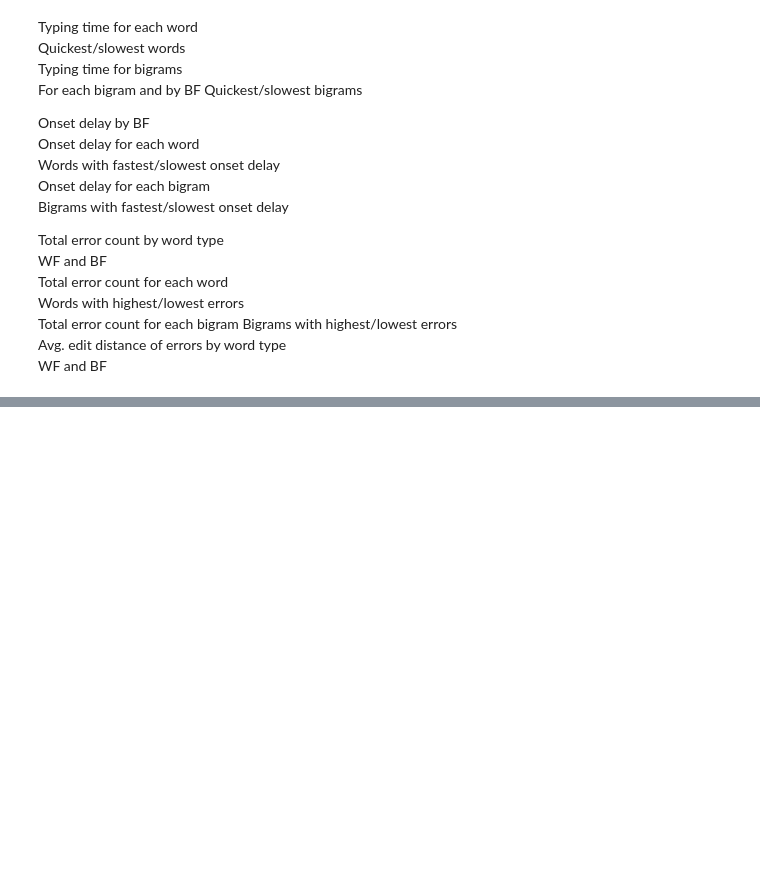
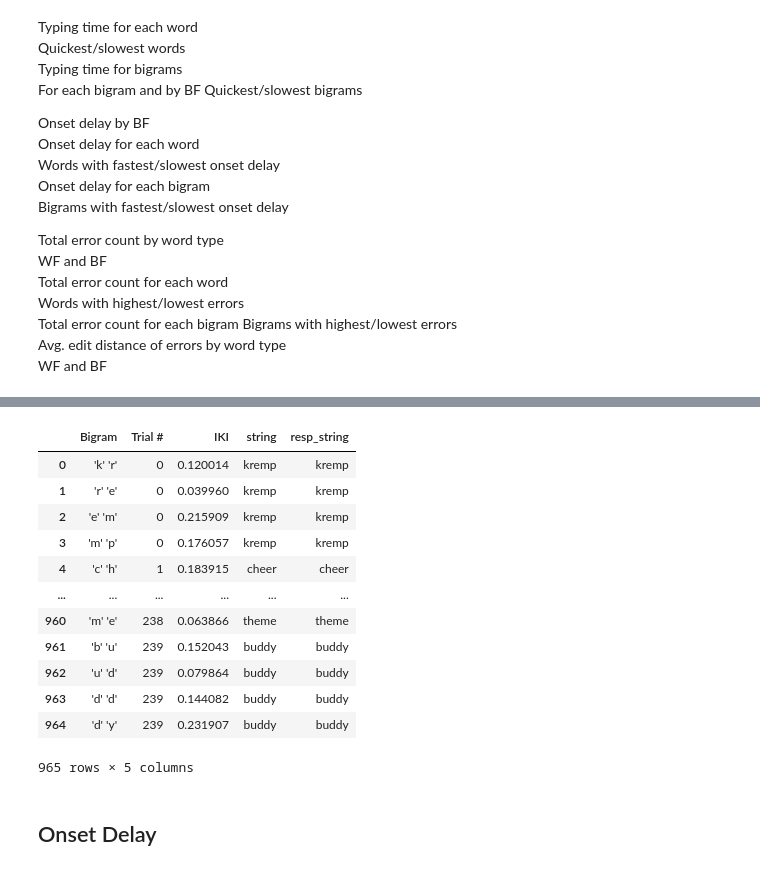
Before and after one commit to rruopp/typingexp, a Jupyter notebook: typing_task_analysis/indiv_analysis_V3.ipynb, the cells around one changed output, grey strips where cells are left out. Drawn from its saved outputs; the diff is of its cells as text; code cells hidden in the pictures; blank space fills up the shorter version.

```diff
--- a/typing_task_analysis/indiv_analysis_V3.ipynb
+++ b/typing_task_analysis/indiv_analysis_V3.ipynb
@@ -173,27 +175,0 @@ main_df
-# %%
-## make dataframe of bigram IKIs
-## bigram / trial # / string / IKI / bf type / resp_string / string type
-
-
-# bigram_df = pd.concat([main_df['string'], main_df['resp_string']], axis = 1)
-# bigram_df
-
-def bigram_byrow():
-    bigram_df = pd.DataFrame('Bigram')
-    for resp in main_df['resp_string']:
-        for y in range(0, (len(resp)-1)):
-            bigram = resp[y] + resp[y+1]
-            bigram_df.append('Bigram': [bigram])
-
-bigram_byrow()
-
-#     resp_bigrams = []
-#     for resp in bigram_df['resp_string']:
-#         resp_bigrams.append(bi_byword(resp))
-
-# resp_bigrams_flat = [item for sublist in resp_bigrams for item in sublist]
-
-# resp_bigrams_flat = pd.DataFrame(resp_bigrams_flat)
-
-# bigram_df = pd.concat([resp_bigrams_flat, main_df['string']], axis = 1)
-# bigram_df
@@ -264,3 +176,33 @@ rt_columns
+# %%
+## make dataframe of bigram IKIs
+## bigram / trial # / string / IKI / bf type / resp_string / string type
+
+def bigram_byrow():
+    bigrams = []
+    for index, row in keys_intocolumns.iterrows():
+        for column in range(0, (len(keys_intocolumns.columns) - 1)):
+            if keys_intocolumns[column][index] != None and keys_intocolumns[column + 1][index] != None:
+                bigram = keys_intocolumns[column][index] + keys_intocolumns[column + 1][index]
+                iki = (main_df['key_resp.rt.%(second)d' % {'second':  column + 2 }][index] - main_df['key_resp.rt.%(first)d' % { 'first': column +1 }][index])
+                bigrams.append([bigram, index, iki, main_df['string'][index], main_df['resp_string'][index]])
+    return(bigrams)
+
+bigram_df = (pd.DataFrame(bigram_byrow())).rename(columns={0: "Bigram", 1: "Trial #", 2: "IKI", 3: "string", 4: "resp_string"})
+bigram_df
+# %% [output]
+|  | Bigram | Trial # | IKI | string | resp_string |
+| 0 | 'k' 'r' | 0 | 0.120014 | kremp | kremp |
+| 1 | 'r' 'e' | 0 | 0.039960 | kremp | kremp |
+| 2 | 'e' 'm' | 0 | 0.215909 | kremp | kremp |
+| 3 | 'm' 'p' | 0 | 0.176057 | kremp | kremp |
+| 4 | 'c' 'h' | 1 | 0.183915 | cheer | cheer |
+| ... | ... | ... | ... | ... | ... |
+| 960 | 'm' 'e' | 238 | 0.063866 | theme | theme |
+| 961 | 'b' 'u' | 239 | 0.152043 | buddy | buddy |
+| 962 | 'u' 'd' | 239 | 0.079864 | buddy | buddy |
+| 963 | 'd' 'd' | 239 | 0.144082 | buddy | buddy |
+| 964 | 'd' 'y' | 239 | 0.231907 | buddy | buddy |
+965 rows × 5 columns
 # %%
 ## defining function to make dataframe of only correct trials
 def correct_filter(DF):
@@ -314,6 +256,8 @@ mostfam_rts = (rt_columns(mostfam_df)).reset_index(drop=True)
 semifam_rts = (rt_columns(semifam_df)).reset_index(drop=True)
 unfam_rts = (rt_columns(unfam_df)).reset_index(drop=True)
 pseudo_rts = (rt_columns(pseudo_df)).reset_index(drop=True)
+# %% [markdown]
+## Onset Delay
 # %%
 ## defining function for calculating onset delays for different WF categories
 def onset_delay(DF):
```
Also changed, not shown: parts of 21 cells of this notebook, 1 other file.
